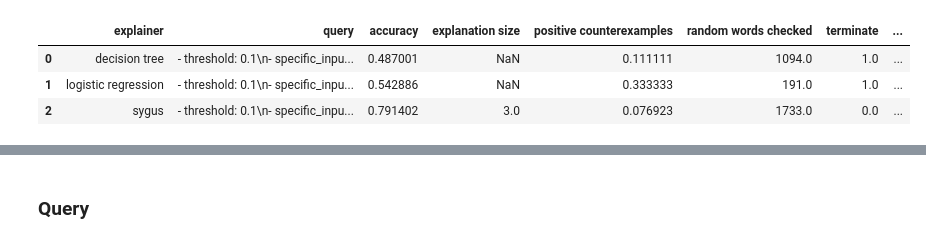
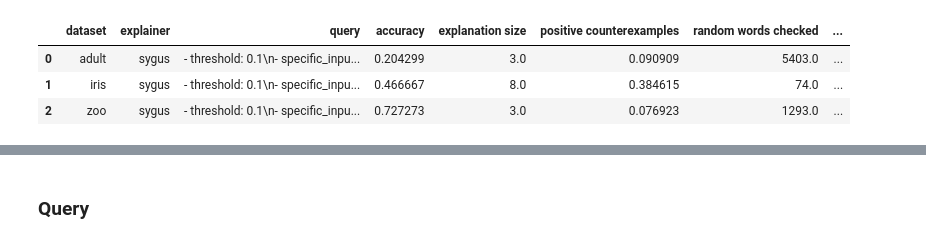
Before and after one commit to bishwamittra/pacX, a Jupyter notebook: read_output.ipynb, the cells around one changed output, grey strips where cells are left out. Drawn from its saved outputs; the diff is of its cells as text; code cells hidden in the pictures.

```diff
--- a/read_output.ipynb
+++ b/read_output.ipynb
@@ -17,14 +19,14 @@ minimum iterations: 1 max iterations: 1
 # %%
 # take median
-group_list = ['explainer','query']
+group_list = ['dataset','explainer','query']
 df_med = df.groupby(group_list).median()
 df_med.reset_index(inplace=True)
 df_med
 # %% [output]
-|  | explainer | query | accuracy | explanation size | positive counterexamples | random words checked | terminate | ... |
-| 0 | decision tree | - threshold: 0.1\n- specific_inpu... | 0.487001 | NaN | 0.111111 | 1094.0 | 1.0 | ... |
-| 1 | logistic regression | - threshold: 0.1\n- specific_inpu... | 0.542886 | NaN | 0.333333 | 191.0 | 1.0 | ... |
-| 2 | sygus | - threshold: 0.1\n- specific_inpu... | 0.791402 | 3.0 | 0.076923 | 1733.0 | 0.0 | ... |
+|  | dataset | explainer | query | accuracy | explanation size | positive counterexamples | random words checked | ... |
+| 0 | adult | sygus | - threshold: 0.1\n- specific_inpu... | 0.204299 | 3.0 | 0.090909 | 5403.0 | ... |
+| 1 | iris | sygus | - threshold: 0.1\n- specific_inpu... | 0.466667 | 8.0 | 0.384615 | 74.0 | ... |
+| 2 | zoo | sygus | - threshold: 0.1\n- specific_inpu... | 0.727273 | 3.0 | 0.076923 | 1293.0 | ... |
 # %%
 # find representative explanation
 query_explanations = {}
```
Also changed, not shown: parts of 3 cells of this notebook, 51 other files.
